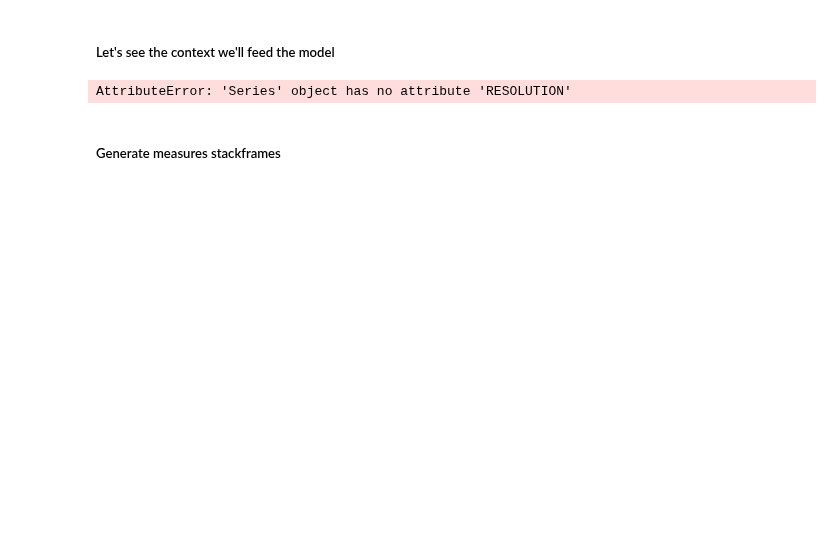
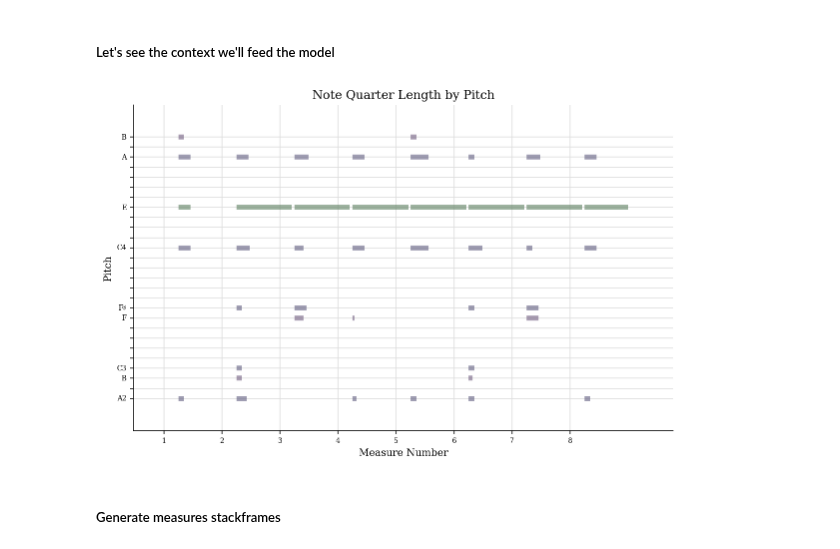
Before and after one commit to petcomputacaoufrgs/papagaio, a Jupyter notebook: BILSTM_Example.ipynb, the cells around one changed output. Saved outputs shown, nothing was run; the diff lists cells and outputs as text; code cells hidden in the pictures; blank space fills up the shorter version.

```diff
--- a/BILSTM_Example.ipynb
+++ b/BILSTM_Example.ipynb
@@ -391,7 +392,7 @@ N_EPOCHS = 50 # Number of times that the model will go trough all the
 ##### Let's create a dataset for a given instrument, in this case I'll choose piano
 # %%
 datasetName = 'original'
-datasetPath = f'../datasets/interpretation/{datasetName}/'
+datasetPath = f'../papagaio_dataset/interpreted/{datasetName}/' # dataset outside the repo
 
 modelType = 'prediction'
 modelPath  = f'../models/{modelType}/{datasetName}/'
@@ -471,9 +486,9 @@ SyntaxError: invalid syntax (<ipython-input-19-946ff3a5112a>, line 12)
 # %% [markdown]
 ##### Let's see the context we'll feed the model
 # %%
-write.file(CONTEXT, SETTINGS.RESOLUTION).plot()
+deserialisation.file(CONTEXT, SETTINGS).plot()
 # %% [output]
-AttributeError: 'Series' object has no attribute 'RESOLUTION'
+[figure, added]
 # %% [markdown]
 ##### Generate measures stackframes
 # %%
```
Also changed, not shown: parts of 11 cells of this notebook, 5 other files.
